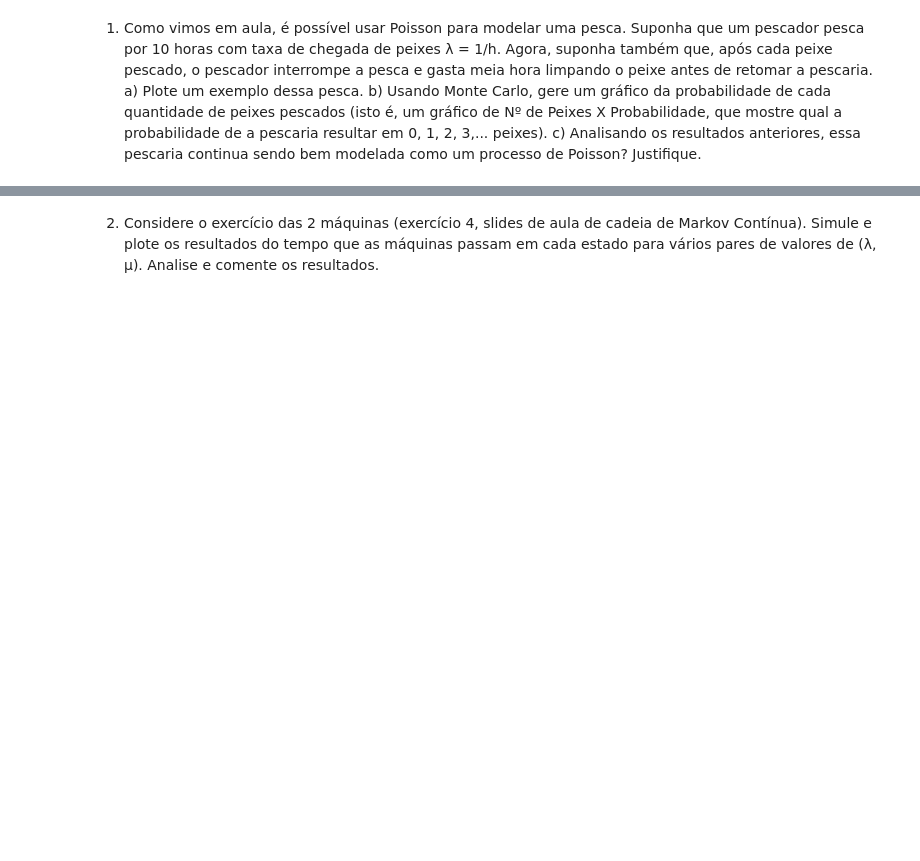
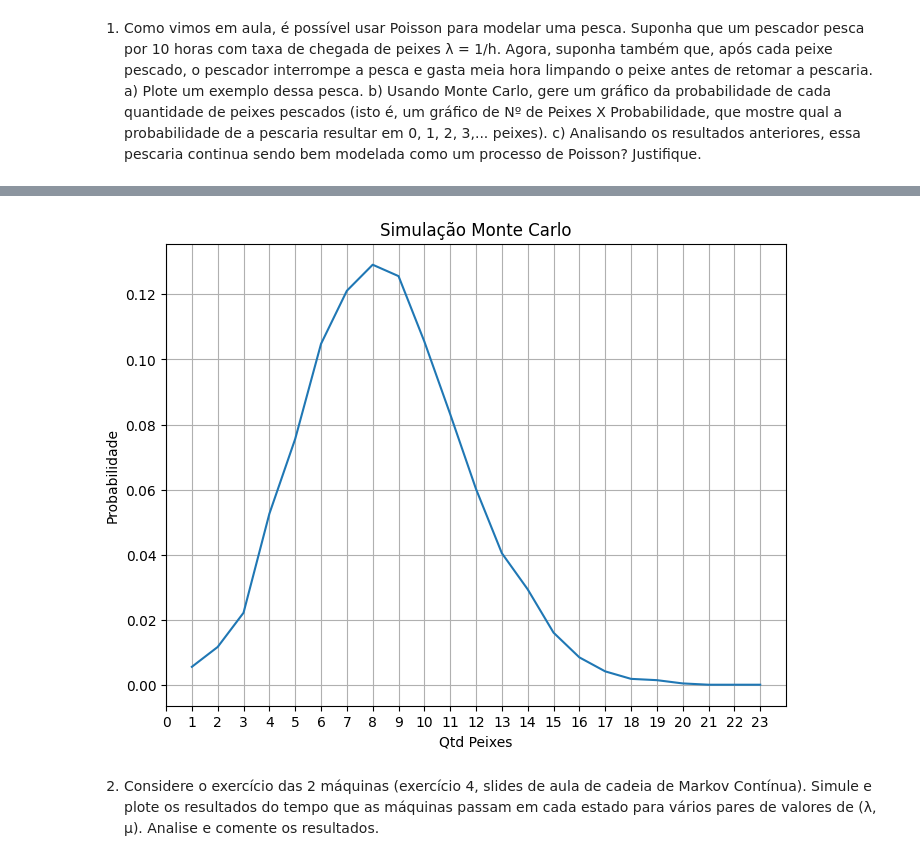
Before and after one commit to gventino/ModSimPractices, a Jupyter notebook: P2/P2.ipynb, the cells around one changed output, grey strips where cells are left out. Drawn from its saved outputs; the diff is of its cells as text; code cells hidden in the pictures; blank space fills up the shorter version.

```diff
--- a/P2/P2.ipynb
+++ b/P2/P2.ipynb
@@ -10,3 +49,48 @@ modelada como um processo de Poisson? Justifique.
+# %%
+#B)
+# Lambda (taxa de chegada)
+lamb = 1
+
+# Seta intervalo de tempo
+t_inicial = 0
+t_final = 10
+
+sims = 10000
+qtd_pescada = []
+for i in range(sims):
+    # Calcula esperança de numero de eventos no intervalo
+    eventos_esperados = lamb * (t_final - t_inicial)
+
+    # Gera numero de eventos de Poisson
+    eventos = np.random.poisson(eventos_esperados)
+    if eventos==0:
+        eventos = 1
+
+    # Gera tempos para o numero de eventos acima
+    tempo_eventos = np.sort(np.random.uniform(t_inicial, t_final, size=eventos))
+
+    eventos_mod = 1
+    tempo_eventos_mod = [tempo_eventos[0]]
+    for i in range(1,len(tempo_eventos)-1):
+        dif = tempo_eventos[i]-tempo_eventos_mod[-1]
+        if dif>0.5:
+            eventos_mod+=1
+    qtd_pescada.append(eventos_mod)
+
+probs = {}
+for i in np.unique(qtd_pescada):
+    probs[i] = qtd_pescada.count(i)/sims
+
+plt.figure(figsize=(8, 6))
+plt.plot(probs.keys(), probs.values())
+plt.xlim(0, max(qtd_pescada)+1)
+plt.xticks(np.arange(0,max(qtd_pescada)+1))
+plt.xlabel('Qtd Peixes')
+plt.ylabel('Probabilidade')
+plt.title('Simulação Monte Carlo')
+plt.grid()
+# %% [output]
+[figure, added]
 # %% [markdown]
 2) Considere o exercício das 2 máquinas (exercício 4, slides de aula de cadeia de Markov Contínua).
 Simule e plote os resultados do tempo que as máquinas passam em cada estado para vários pares
```
Also changed, not shown: parts of 4 cells of this notebook.
